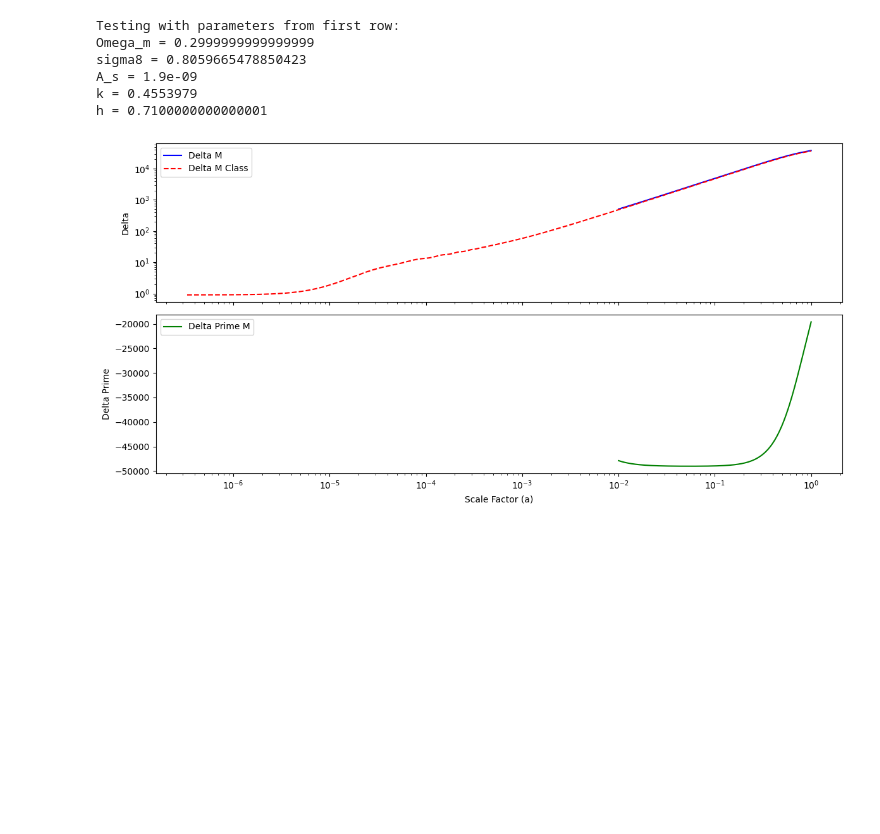
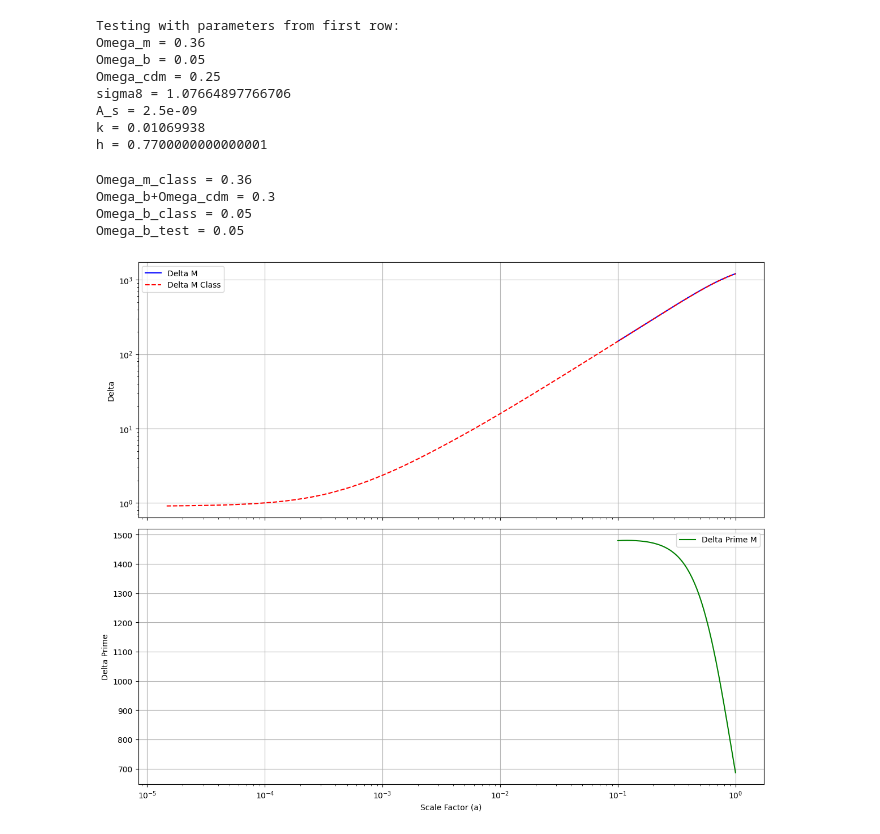
Before and after one commit to PedroRozin/Tesis2025, a Jupyter notebook: python/grilla_results.ipynb, the cells around one changed output. Saved outputs shown, nothing was run; the diff lists cells and outputs as text; code cells hidden in the pictures; blank space fills up the shorter version.

```diff
--- a/python/grilla_results.ipynb
+++ b/python/grilla_results.ipynb
@@ -208,20 +277,28 @@ def compute_delta_m(delta_cdm, delta_b, omega_cdm, omega_b):
 # %%
 # Test the function with parameters from the first row
 # index = 20
-#index when k greater or equal to 0.2
-index = df[df['k'] >= 0.2].index[0]  # Get the first index where k >= 0.2
+#index when k greater or equal to k_thresh
+k_thresh = 0.01
+index = df[df['k'] >= k_thresh].sort_values('k').index[6]  # Get the first index where k >= k_thresh
 delta0 = df['delta_cdm'].values[index]
 delta_prima0 = df['delta_prime_cdm'].values[index]
 a0 = df['a'].values[index]
 
-Om_m_test = df['Omega_m'].values[index]  # Get Omega_m from first row
-sigma8_test = df['sigma8'].values[index]  # Get sigma8 from first row
-A_s = df['A_s'].values[index]  # Get A_s from first row
-k = df['k'].values[index]  # Get k from first row
-h = df['h'].values[index]  # Get h from first row
-
+Om_m_test = df['Omega_m'].values[index].astype(np.float128)  # Get Omega_m from first row
+Omega_b_test= df['Omega_b'].values[index].astype(np.float128)  # Get Omega_b from first row
+Omega_cdm_test = df['Omega_cdm'].values[index].astype(np.float128)
+sigma8_test = df['sigma8'].values[index].astype(np.float128)  # Get sigma8 from first row
+A_s = df['A_s'].values[index].astype(np.float128)  # Get A_s from first row
+k = df['k'].values[index].astype(np.float128)  # Get k from first row
+h = df['h'].values[index].astype(np.float128)  # Get h from first row
+Omega_cdm_test = .25
+Omega_b_test = .05
+Omega_m_test =.3
+A_s = 2.5e-9
 print(f"Testing with parameters from first row:")
 print(f"Omega_m = {Om_m_test}")
+print(f"Omega_b = {Omega_b_test}")
+print(f"Omega_cdm = {Omega_cdm_test}")
 print(f"sigma8 = {sigma8_test}")
 print(f"A_s = {A_s}")
 print(f"k = {k}")
@@ -231,15 +308,22 @@ print(f"h = {h}")
 a_vec, delta_num, delta_prime_num = get_delta_cdm_vs_a((Om_m_test, sigma8_test), delta_0=delta0, delta_prima_0=delta_prima0, a_0=a0)
 # %% [output]
 Testing with parameters from first row:
-Omega_m = 0.2999999999999999
-sigma8 = 0.8059665478850423
-A_s = 1.9e-09
-k = 0.4553979
-h = 0.7100000000000001
+Omega_m = 0.36
+Omega_b = 0.05
+Omega_cdm = 0.25
+sigma8 = 1.07664897766706
+A_s = 2.5e-09
+k = 0.01069938
+h = 0.7700000000000001
 # %%
-M = common_settings(k=k, omega_m=Om_m_test, A_s=A_s, h=h)
+# M = common_settings(k=k,  omega_cdm=Omega_cdm_test, omega_b=Omega_b_test, A_s=A_s, h=h)
+M = common_settings(k=k, omega_m= Om_m_test, omega_cdm= Omega_cdm_test, omega_b=Omega_b_test, A_s=A_s, h=h)
 Omega_m_class = M.Omega_m()
+print(f"Omega_m_class = {Omega_m_class}")
+print(f'Omega_b+Omega_cdm = {Omega_b_test + Omega_cdm_test}')
 Omega_b_class = M.Omega_b()
+print(f"Omega_b_class = {Omega_b_class}")
+print(f'Omega_b_test = {Omega_b_test}')
 Omega_cdm_class = Omega_m_class - Omega_b_class
 #get perturbations
 all_k = M.get_perturbations()
@@ -248,26 +332,34 @@ a = one_k['a']
 delta_cdm_class = one_k['delta_cdm']
 delta_b_class = one_k['delta_b']
 delta_m_class = compute_delta_m(delta_b=delta_b_class, delta_cdm=delta_cdm_class, omega_cdm=Omega_cdm_class, omega_b=Omega_b_class)
+# %% [output]
+Omega_m_class = 0.36
+Omega_b+Omega_cdm = 0.3
+Omega_b_class = 0.05
+Omega_b_test = 0.05
 # %%
 #plot delta and delta_prime
-fig, ax= plt.subplots(2,1, figsize=(12, 6), sharex=True)
+fig, ax= plt.subplots(2,1, figsize=(12, 10), sharex=True)
 ax[0].plot(a_vec, -delta_num, label='Delta M', color='blue')
 ax[0].plot(a, -delta_m_class, label='Delta M Class', color='red', linestyle='--')
 # ax[0].set_xlabel('Scale Factor (a)')
 ax[0].set_ylabel('Delta')
 #xscale log
 ax[0].set_xscale('log')
 ax[0].set_yscale('log')
 # ax[0].set_title('Delta vs Scale Factor')
 ax[0].legend()
-ax[1].plot(a_vec, delta_prime_num, label='Delta Prime M', color='green')
+ax[1].plot(a_vec, -delta_prime_num, label='Delta Prime M', color='green')
 ax[1].set_xlabel('Scale Factor (a)')
 ax[1].set_ylabel('Delta Prime')
 ax[1].set_xscale('log')
 # ax[1].set_yscale('log')
 # ax[1].set_title('Delta Prime vs Scale Factor')
 ax[1].legend()
+#grid
+ax[0].grid()
+ax[1].grid()
 plt.tight_layout()
 plt.show()
 # %% [output]
-[figure, old version]
+[figure, new version]
```
Also changed, not shown: parts of 15 cells of this notebook, 2 other files.
